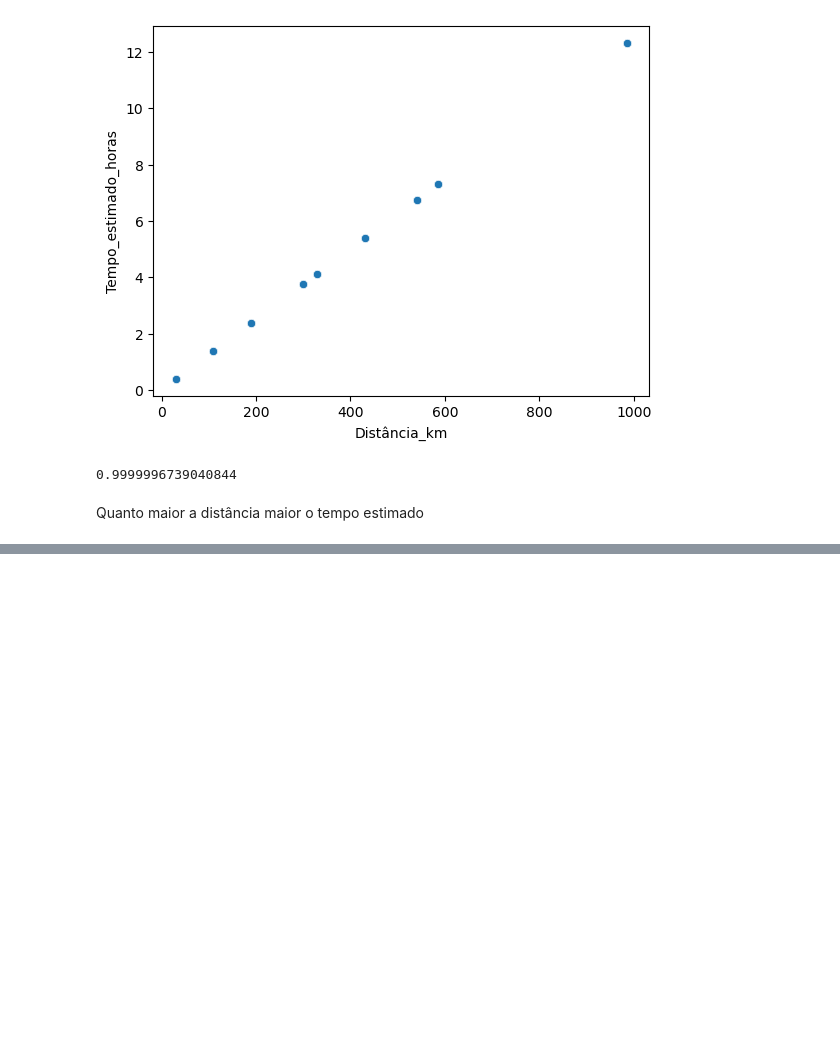
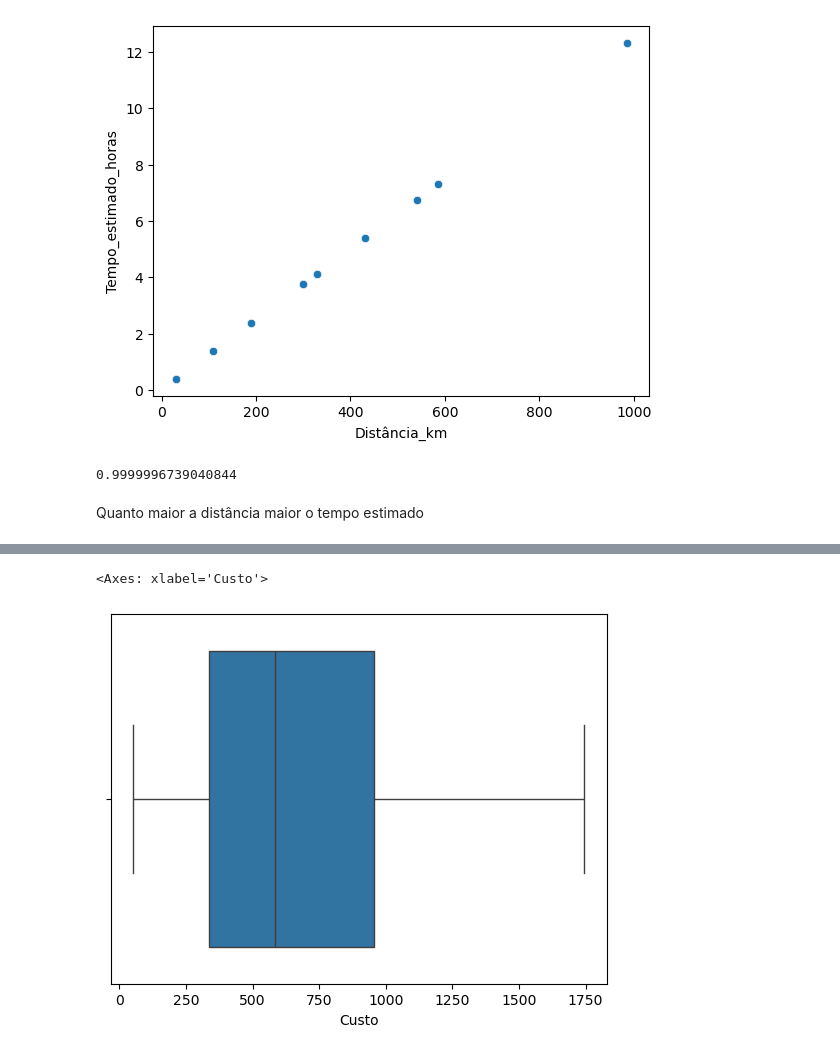
Before and after one commit to Ma27Am12/paranaiba-transportes, a Jupyter notebook: Código/EDA.ipynb, the cells around one changed output, grey strips where cells are left out. Saved outputs shown, nothing was run; the diff lists cells and outputs as text; code cells hidden in the pictures; blank space fills up the shorter version.

```diff
--- a/Código/EDA.ipynb
+++ b/Código/EDA.ipynb
@@ -152,0 +205,5 @@ Quanto maior a distância maior o tempo estimado
+# %%
+sns.boxplot(x='Custo', data=entregas)
+# %% [output]
+<Axes: xlabel='Custo'>
+[figure, added]
```
Also changed, not shown: parts of 27 cells of this notebook.
